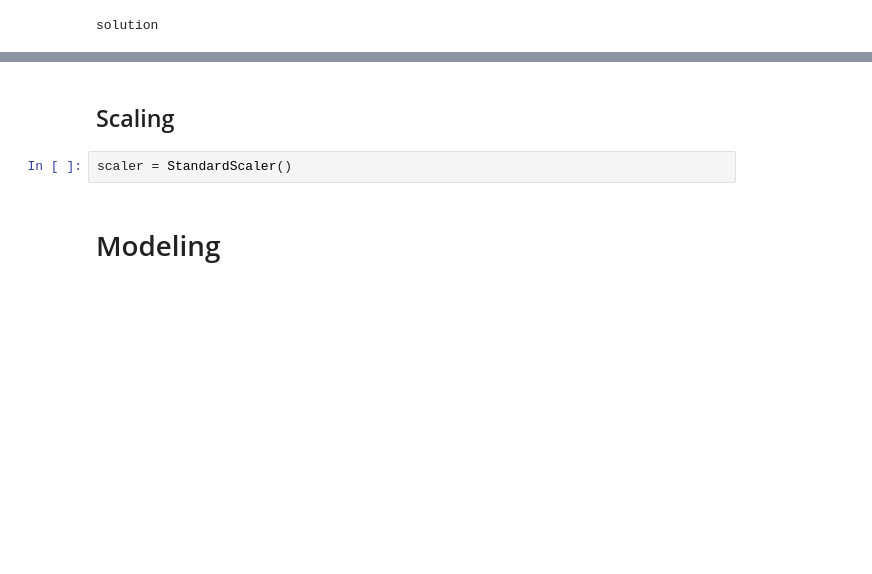
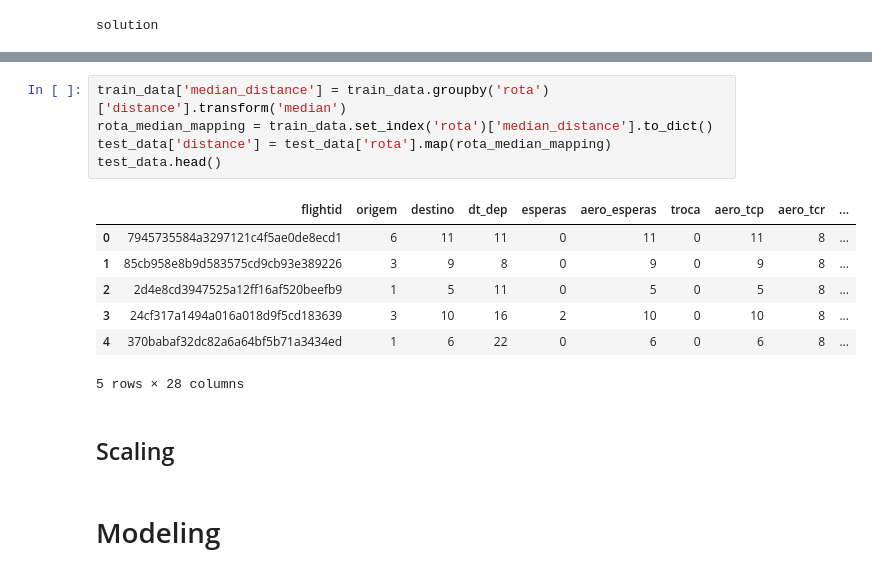
Before and after one commit to InAI-Delta/ita-datascience-2023, a Jupyter notebook: initial_analysis.ipynb, the cells around one changed output, grey strips where cells are left out. Saved outputs shown, nothing was run; the diff lists cells and outputs as text; blank space fills up the shorter version.

```diff
--- a/initial_analysis.ipynb
+++ b/initial_analysis.ipynb
@@ -870,7 +925,18 @@ memory usage: 9.4+ MB
+# %%
+train_data['median_distance'] = train_data.groupby('rota')['distance'].transform('median')
+rota_median_mapping = train_data.set_index('rota')['median_distance'].to_dict()
+test_data['distance'] = test_data['rota'].map(rota_median_mapping)
+test_data.head()
+# %% [output]
+|  | flightid | origem | destino | dt_dep | esperas | aero_esperas | troca | aero_tcp | aero_tcr | ... |
+| 0 | 7945735584a3297121c4f5ae0de8ecd1 | 6 | 11 | 11 | 0 | 11 | 0 | 11 | 8 | ... |
+| 1 | 85cb958e8b9d583575cd9cb93e389226 | 3 | 9 | 8 | 0 | 9 | 0 | 9 | 8 | ... |
+| 2 | 2d4e8cd3947525a12ff16af520beefb9 | 1 | 5 | 11 | 0 | 5 | 0 | 5 | 8 | ... |
+| 3 | 24cf317a1494a016a018d9f5cd183639 | 3 | 10 | 16 | 2 | 10 | 0 | 10 | 8 | ... |
+| 4 | 370babaf32dc82a6a64bf5b71a3434ed | 1 | 6 | 22 | 0 | 6 | 0 | 6 | 8 | ... |
+5 rows × 28 columns
 # %% [markdown]
 ## Scaling
-# %%
-scaler = StandardScaler()
 # %% [markdown]
 # Modeling
 # %%
```
Also changed, not shown: parts of 32 cells of this notebook, 1 other file.
